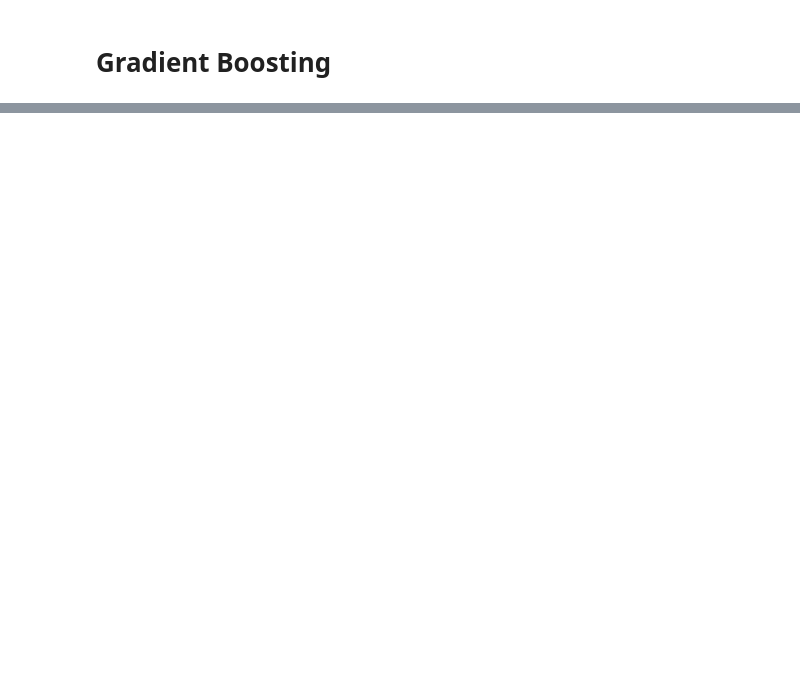
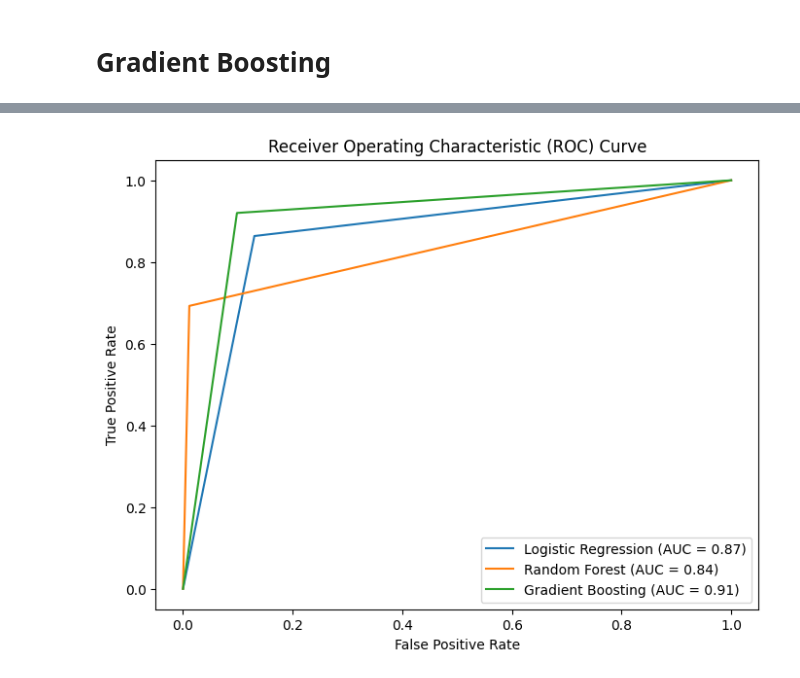
Before and after one commit to MaxBoonjindasup/diabetes_prediction, a Jupyter notebook: Diabetes Prediction.ipynb, the cells around one changed output, grey strips where cells are left out. Cells and saved outputs as stored; diff of their text form; code cells hidden in the pictures; blank space fills up the shorter version.

```diff
--- a/Diabetes Prediction.ipynb
+++ b/Diabetes Prediction.ipynb
@@ -629,0 +601,37 @@ plt.show()
+# %%
+def plot_roc_curve(y_true, y_pred, label, ax = None):
+    fpr, tpr, thresholds = roc_curve(y_true, y_pred)
+    roc_auc = auc(fpr, tpr)
+
+    roc_display = RocCurveDisplay(
+        fpr = fpr,
+        tpr = tpr,
+        roc_auc = roc_auc,
+        estimator_name = label
+    )
+    roc_display.plot(ax = ax)
+
+    return fpr, tpr, thresholds, roc_auc
+
+# Create a subplot
+fig, ax = plt.subplots(figsize = (8, 6))
+
+# Plot ROC curve for Logistic Regression
+fpr_lr, tpr_lr, thresholds_lr, roc_auc_lr = plot_roc_curve(y_test, y_pred_lr, 'Logistic Regression', ax = ax)
+
+# Plot ROC curve for Random Forest
+fpr_rf, tpr_rf, thresholds_rf, roc_auc_rf = plot_roc_curve(y_test, y_pred_rf, 'Random Forest', ax = ax)
+
+# Plot ROC curve for Gradient Boosting
+fpr_gb, tpr_gb, thresholds_gb, roc_auc_gb = plot_roc_curve(y_test, y_pred_gb, 'Gradient Boosting', ax = ax)
+
+# Set labels and legend
+plt.title('Receiver Operating Characteristic (ROC) Curve')
+plt.xlabel('False Positive Rate')
+plt.ylabel('True Positive Rate')
+plt.legend(loc = 'lower right')
+
+# Show the combined plot
+plt.show()
+# %% [output]
+[figure, added]
```
Also changed, not shown: parts of 11 cells of this notebook, 2 other files.
